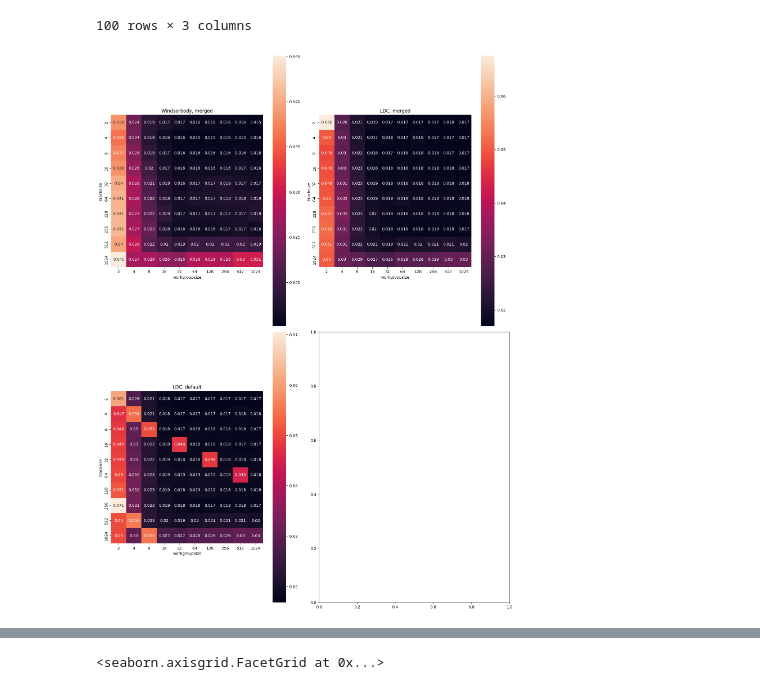
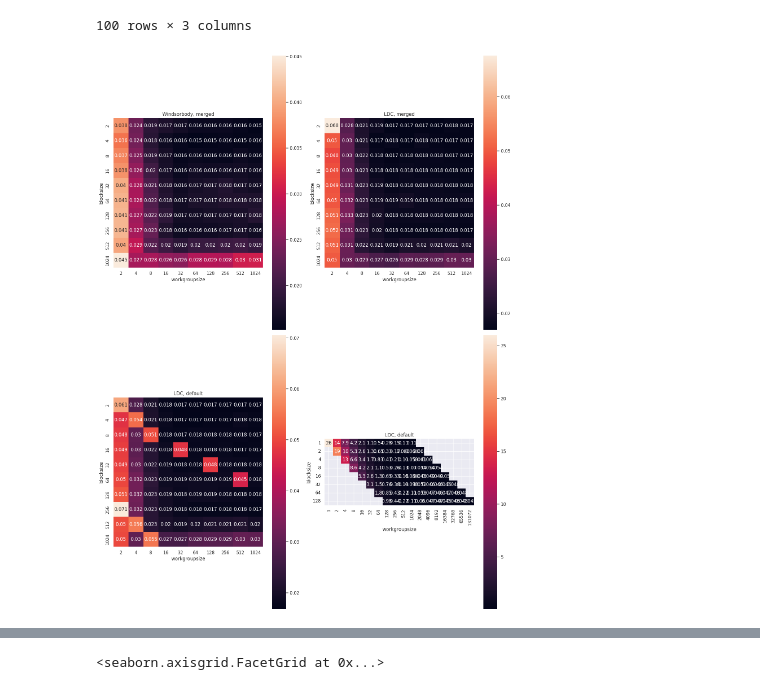
Before and after one commit to lupeterm/FVM-Prototyping, a Jupyter notebook: batched.ipynb, the cells around one changed output, grey strips where cells are left out. Drawn from its saved outputs; the diff is of its cells as text; code cells hidden in the pictures.

```diff
--- a/batched.ipynb
+++ b/batched.ipynb
@@ -32,14 +33,17 @@ ldc2pivot_df = ldc2.pivot(index='blocksize', columns='workgroupsize', values='ti
 # %%
 f, axes = plt.subplots(2,2, figsize=(15, 20))
 wb = axes.flat[0]
 ldc = axes.flat[1]
 ldc2 = axes.flat[2]
+ldc3 = axes.flat[3]
 p1 = sb.heatmap(pivot_df,annot=True, square=True, ax = wb)  # no color specified
 p1.set(title="Windsorbody, merged")
 p2 = sb.heatmap(ldcpivot_df,annot=True, square=True, ax = ldc)  # no color specified
 p2.set(title="LDC, merged")
 p3 = sb.heatmap(ldc2pivot_df,annot=True, square=True, ax = ldc2)  # no color specified
 p3.set(title="LDC, default")
+p4 = sb.heatmap(ldc3pivot_df,annot=True, square=True, ax = ldc3)  # no color specified
+p4.set(title="LDC, default")
 plt.tight_layout()
 # %% [output]
-[figure, old version]
+[figure, new version]
```
Also changed, not shown: parts of 6 cells of this notebook, 13 other files.
